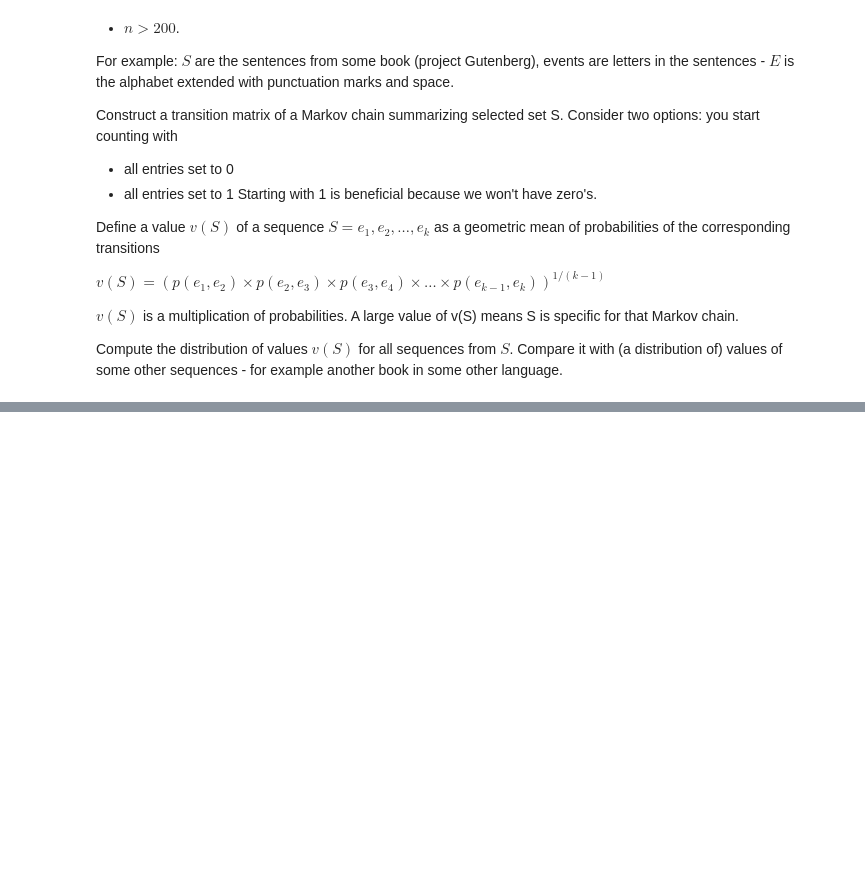
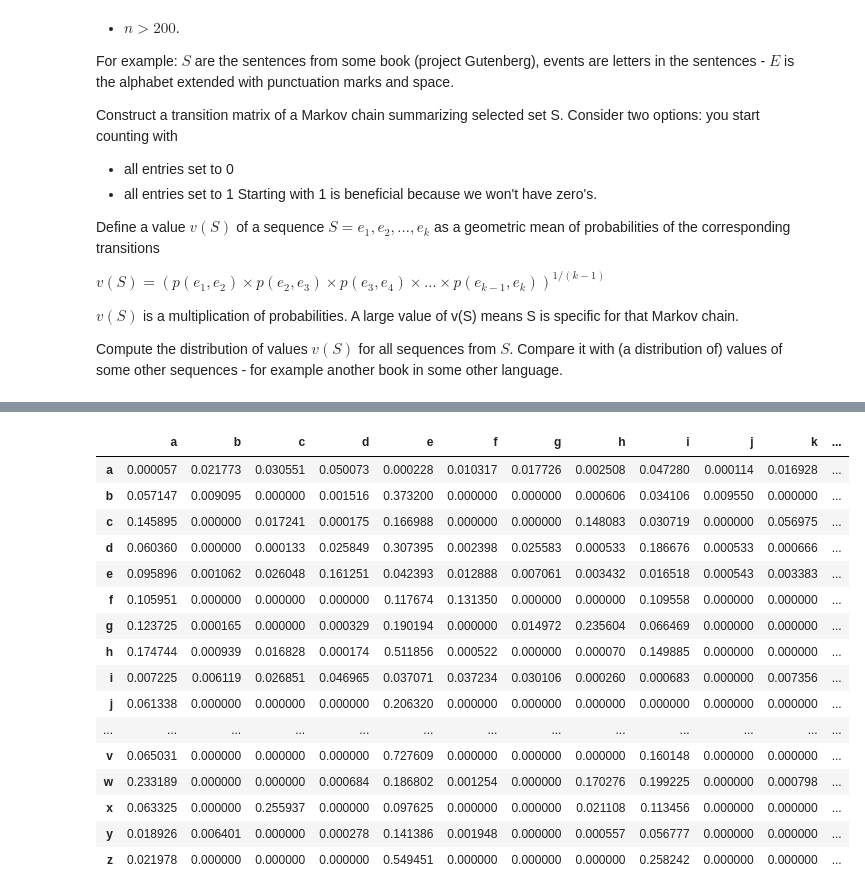
Before and after one commit to ddonetskov/masna, a Jupyter notebook: Net2/Project1/project_1.ipynb, the cells around one changed output, grey strips where cells are left out. Drawn from its saved outputs; the diff is of its cells as text; code cells hidden in the pictures; blank space fills up the shorter version.

Commit message:
Introduced a model class, added the heatmap for transition matrix

```diff
--- a/Net2/Project1/project_1.ipynb
+++ b/Net2/Project1/project_1.ipynb
@@ -159,12 +22,0 @@ tm2.loc['p']['h']
-# %%
-# converting to probabilities
-
-for r in tm2.index:
-    s = tm2.loc[r].sum()
-    tm2.loc[r] = tm2.loc[r].apply(lambda x: x/s)
-    # checking the transition matrix is stationary
-    s = round(tm2.loc[r].sum())
-    if s != 1:
-        raise ValueError('The matrix is not stationary for %s (sum = %.2f)' % (r, s))
-
-tm2
@@ -283,0 +90,29 @@ plt.show()
+# %%
+# masking function: True - valid sequences, False - not valid sequence
+def seq_mask(s):
+    return(s.isalpha() and len(s) >=2 )
+
+# transformation of sequence
+def seq_transform(s):
+    return(s.lower())
+
+for seq_set_no, v in sequence_sets.items():
+
+    #if seq_set_no > 0:
+    #    continue
+
+    print('Processing the set ''%s''' % v['name'])
+
+    models[seq_set_no] = mc_gmean_model.mc_gmean_model()
+
+    # getting sequences from a file
+    file_name = v['file_name']
+    t = mc_gmean_model.text_file_tokenizer(file_name)
+    seqs = t.tokenize(v['start_marker'], v['end_marker'], mask_fn = seq_mask, transform_fn = seq_transform)
+
+    models[seq_set_no].transition_matrix(sequences = seqs)
+    models[seq_set_no].compute_seqs()
+    #models[seq_set_no].compute_seqs(tm = models[0].tm)
+    models[seq_set_no].describe()
+
+    print()
@@ -283,0 +137,20 @@ plt.show()
+# %%
+models[0].tm
+# %% [output]
+|  | a | b | c | d | e | f | g | h | i | j | k | ... |
+| a | 0.000057 | 0.021773 | 0.030551 | 0.050073 | 0.000228 | 0.010317 | 0.017726 | 0.002508 | 0.047280 | 0.000114 | 0.016928 | ... |
+| b | 0.057147 | 0.009095 | 0.000000 | 0.001516 | 0.373200 | 0.000000 | 0.000000 | 0.000606 | 0.034106 | 0.009550 | 0.000000 | ... |
+| c | 0.145895 | 0.000000 | 0.017241 | 0.000175 | 0.166988 | 0.000000 | 0.000000 | 0.148083 | 0.030719 | 0.000000 | 0.056975 | ... |
+| d | 0.060360 | 0.000000 | 0.000133 | 0.025849 | 0.307395 | 0.002398 | 0.025583 | 0.000533 | 0.186676 | 0.000533 | 0.000666 | ... |
+| e | 0.095896 | 0.001062 | 0.026048 | 0.161251 | 0.042393 | 0.012888 | 0.007061 | 0.003432 | 0.016518 | 0.000543 | 0.003383 | ... |
+| f | 0.105951 | 0.000000 | 0.000000 | 0.000000 | 0.117674 | 0.131350 | 0.000000 | 0.000000 | 0.109558 | 0.000000 | 0.000000 | ... |
+| g | 0.123725 | 0.000165 | 0.000000 | 0.000329 | 0.190194 | 0.000000 | 0.014972 | 0.235604 | 0.066469 | 0.000000 | 0.000000 | ... |
+| h | 0.174744 | 0.000939 | 0.016828 | 0.000174 | 0.511856 | 0.000522 | 0.000000 | 0.000070 | 0.149885 | 0.000000 | 0.000000 | ... |
+| i | 0.007225 | 0.006119 | 0.026851 | 0.046965 | 0.037071 | 0.037234 | 0.030106 | 0.000260 | 0.000683 | 0.000000 | 0.007356 | ... |
+| j | 0.061338 | 0.000000 | 0.000000 | 0.000000 | 0.206320 | 0.000000 | 0.000000 | 0.000000 | 0.000000 | 0.000000 | 0.000000 | ... |
+| ... | ... | ... | ... | ... | ... | ... | ... | ... | ... | ... | ... | ... |
+| v | 0.065031 | 0.000000 | 0.000000 | 0.000000 | 0.727609 | 0.000000 | 0.000000 | 0.000000 | 0.160148 | 0.000000 | 0.000000 | ... |
+| w | 0.233189 | 0.000000 | 0.000000 | 0.000684 | 0.186802 | 0.001254 | 0.000000 | 0.170276 | 0.199225 | 0.000000 | 0.000798 | ... |
+| x | 0.063325 | 0.000000 | 0.255937 | 0.000000 | 0.097625 | 0.000000 | 0.000000 | 0.021108 | 0.113456 | 0.000000 | 0.000000 | ... |
+| y | 0.018926 | 0.006401 | 0.000000 | 0.000278 | 0.141386 | 0.001948 | 0.000000 | 0.000557 | 0.056777 | 0.000000 | 0.000000 | ... |
+| z | 0.021978 | 0.000000 | 0.000000 | 0.000000 | 0.549451 | 0.000000 | 0.000000 | 0.000000 | 0.258242 | 0.000000 | 0.000000 | ... |
```
Also changed, not shown: parts of 40 cells of this notebook, 1 other file.
